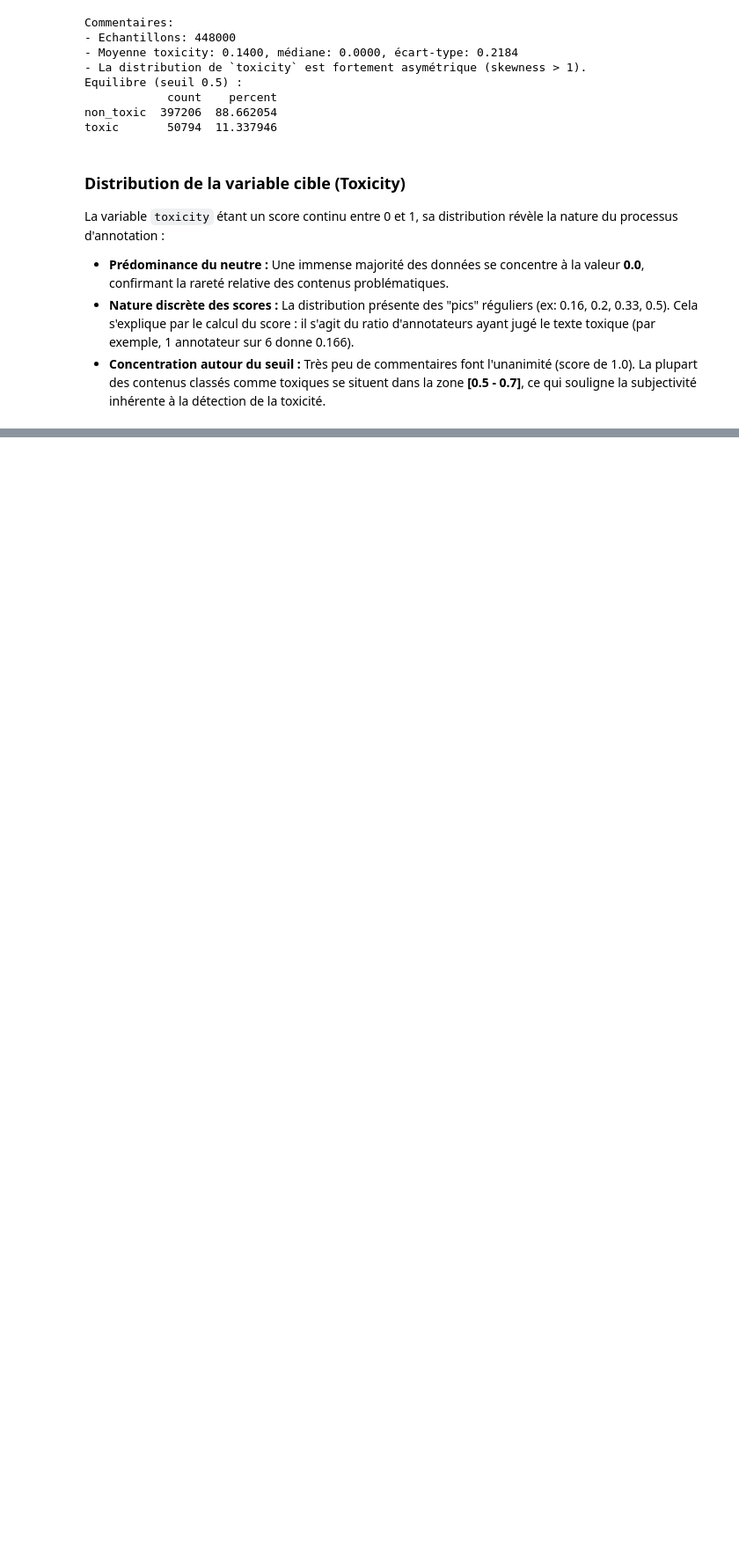
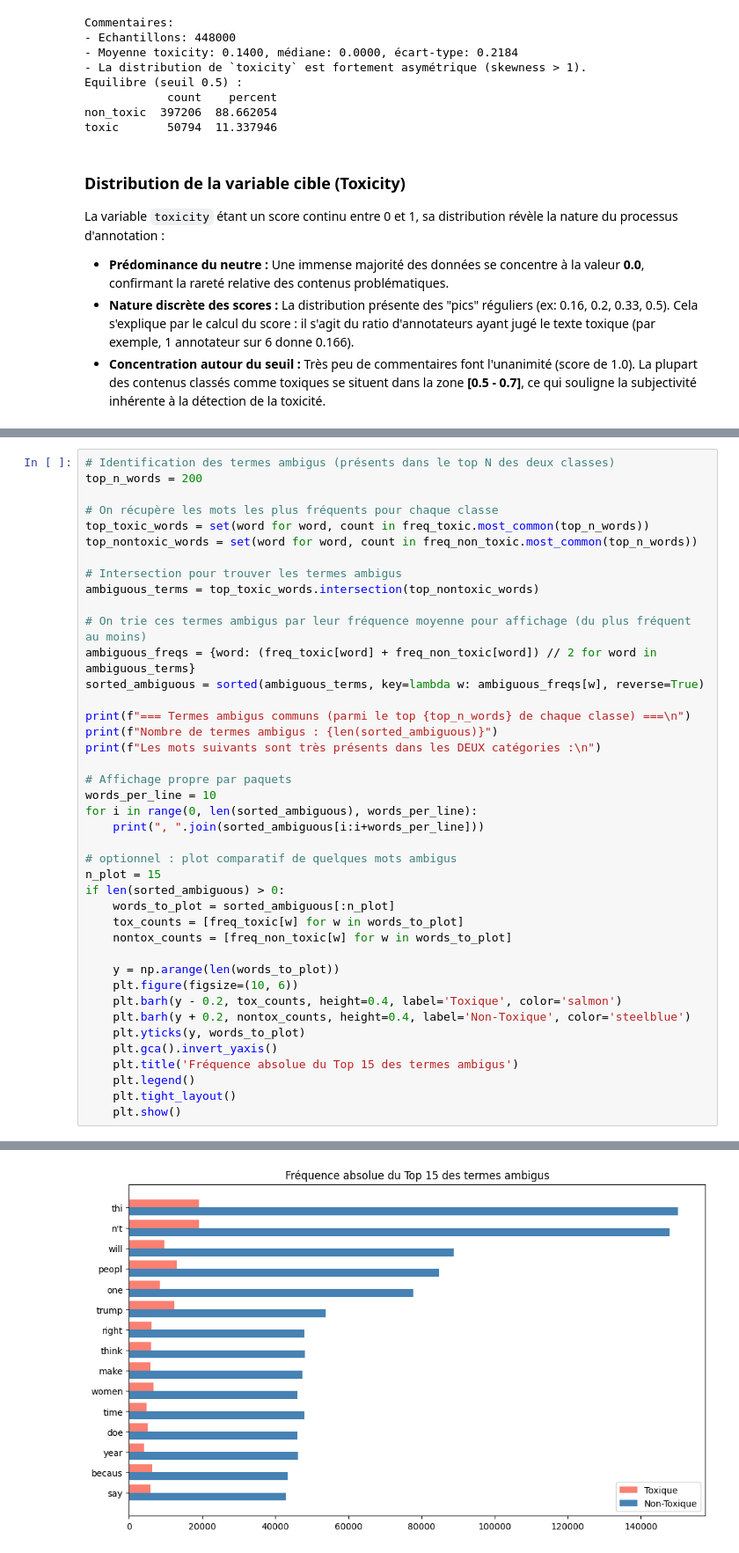
Before and after one commit to daphnemaschas/REXIA, a Jupyter notebook: notebooks/03_analyse_données_textuelles.ipynb, the cells around one changed output, grey strips where cells are left out. Shown at 88% size. Cells and saved outputs as stored; diff of their text form; blank space fills up the shorter version.

```diff
--- a/notebooks/03_analyse_données_textuelles.ipynb
+++ b/notebooks/03_analyse_données_textuelles.ipynb
@@ -205,0 +426,42 @@ La variable `toxicity` étant un score continu entre 0 et 1, sa distribution ré
+# %%
+# Identification des termes ambigus (présents dans le top N des deux classes)
+top_n_words = 200
+
+# On récupère les mots les plus fréquents pour chaque classe
+top_toxic_words = set(word for word, count in freq_toxic.most_common(top_n_words))
+top_nontoxic_words = set(word for word, count in freq_non_toxic.most_common(top_n_words))
+
+# Intersection pour trouver les termes ambigus
+ambiguous_terms = top_toxic_words.intersection(top_nontoxic_words)
+
+# On trie ces termes ambigus par leur fréquence moyenne pour affichage (du plus fréquent au moins)
+ambiguous_freqs = {word: (freq_toxic[word] + freq_non_toxic[word]) // 2 for word in ambiguous_terms}
+sorted_ambiguous = sorted(ambiguous_terms, key=lambda w: ambiguous_freqs[w], reverse=True)
+
+print(f"=== Termes ambigus communs (parmi le top {top_n_words} de chaque classe) ===\n")
+print(f"Nombre de termes ambigus : {len(sorted_ambiguous)}")
+print(f"Les mots suivants sont très présents dans les DEUX catégories :\n")
+
+# Affichage propre par paquets
+words_per_line = 10
+for i in range(0, len(sorted_ambiguous), words_per_line):
+    print(", ".join(sorted_ambiguous[i:i+words_per_line]))
+
+# optionnel : plot comparatif de quelques mots ambigus
+n_plot = 15
+if len(sorted_ambiguous) > 0:
+    words_to_plot = sorted_ambiguous[:n_plot]
+    tox_counts = [freq_toxic[w] for w in words_to_plot]
+    nontox_counts = [freq_non_toxic[w] for w in words_to_plot]
+
+    y = np.arange(len(words_to_plot))
+    plt.figure(figsize=(10, 6))
+    plt.barh(y - 0.2, tox_counts, height=0.4, label='Toxique', color='salmon')
+    plt.barh(y + 0.2, nontox_counts, height=0.4, label='Non-Toxique', color='steelblue')
+    plt.yticks(y, words_to_plot)
+    plt.gca().invert_yaxis()
+    plt.title('Fréquence absolue du Top 15 des termes ambigus')
+    plt.legend()
+    plt.tight_layout()
+    plt.show()
+# %% [output]
@@ -205,0 +485 @@ La variable `toxicity` étant un score continu entre 0 et 1, sa distribution ré
+[figure, added]
```
Also changed, not shown: parts of 23 cells of this notebook.
